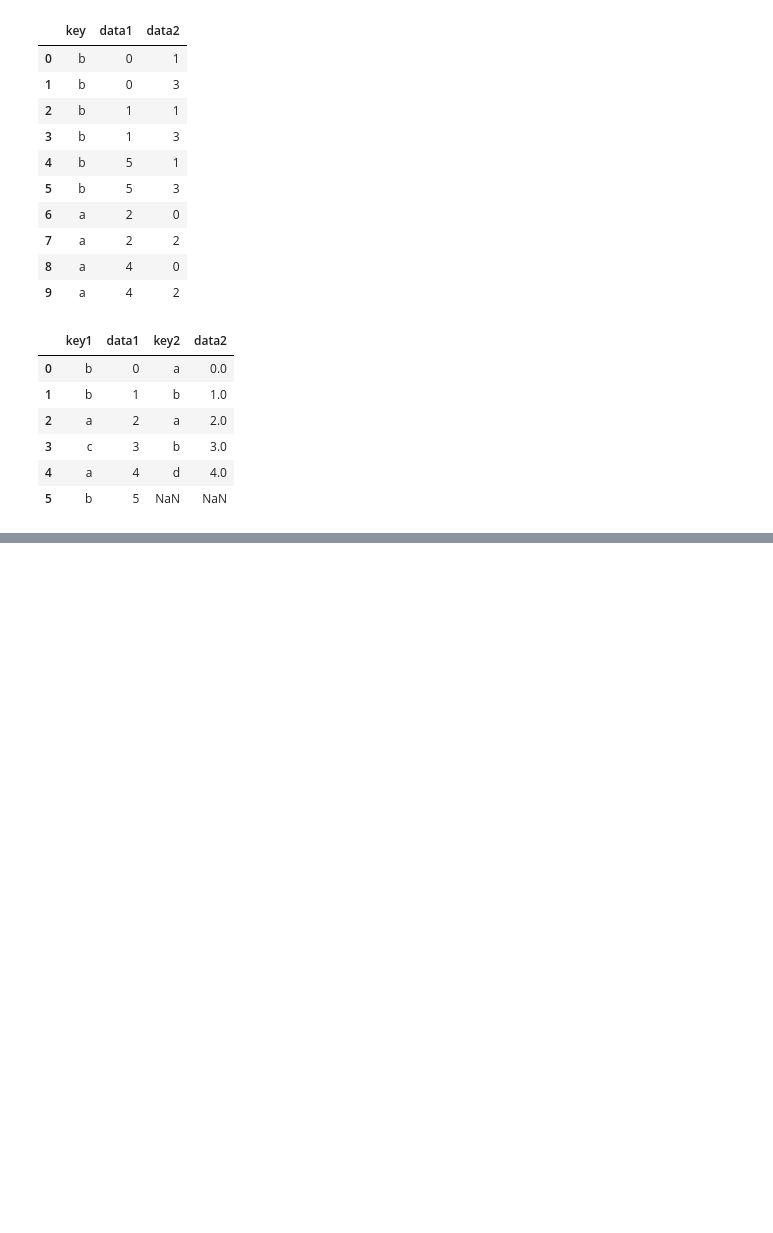
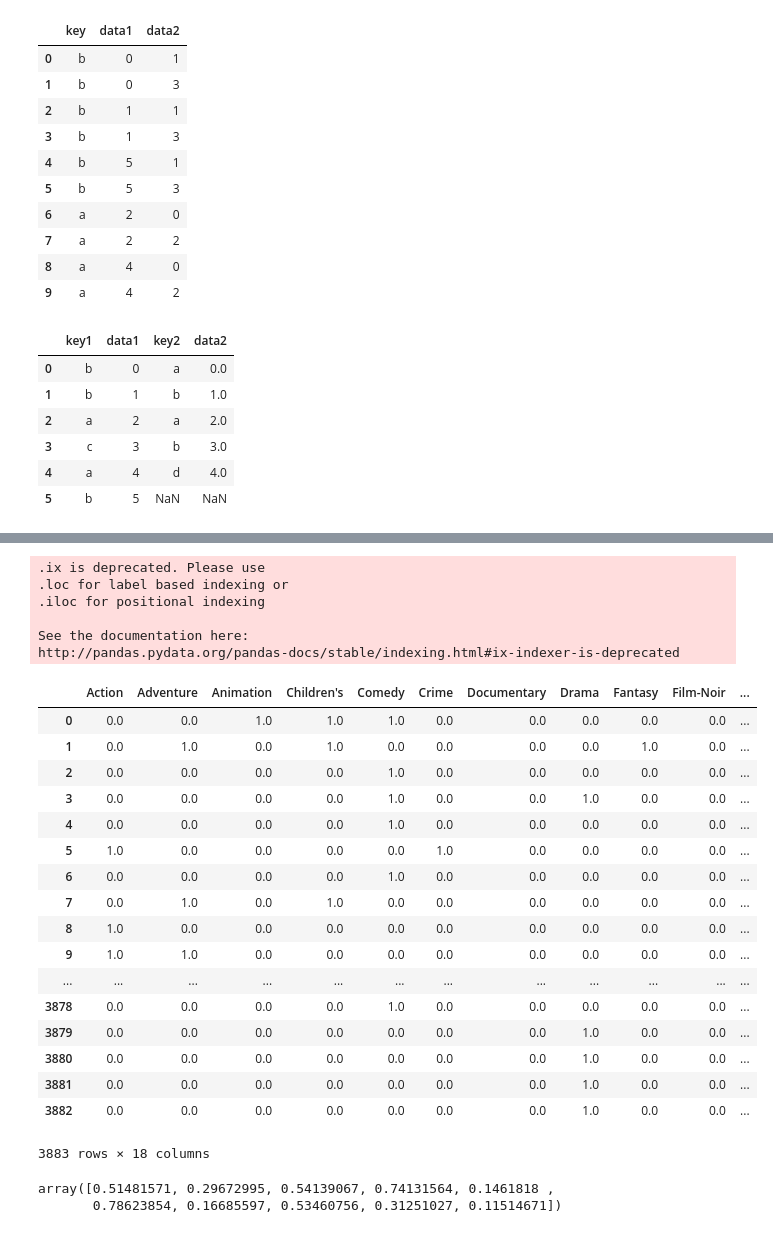
Before and after one commit to JiaLei123/numpyandpandas, a Jupyter notebook: cp05/basic.ipynb, the cells around one changed output, grey strips where cells are left out. Cells and saved outputs as stored; diff of their text form; code cells hidden in the pictures; blank space fills up the shorter version.

```diff
--- a/cp05/basic.ipynb
+++ b/cp05/basic.ipynb
@@ -115,0 +489,43 @@ df1.join(df2,how='outer')
+# %%
+genre_tier = (set(x.split('|')) for x in movies.genres)
+# %%
+genres = sorted(set.union(*genre_tier))
+# %%
+dummies = pd.DataFrame(np.zeros((len(movies), len(genres))), columns=genres)
+# %%
+for i, gen in enumerate(movies.genres):
+    dummies.ix[i, gen.split('|')]=1
+# %% [output]
+.ix is deprecated. Please use
+.loc for label based indexing or
+.iloc for positional indexing
+
+See the documentation here:
+http://pandas.pydata.org/pandas-docs/stable/indexing.html#ix-indexer-is-deprecated
+# %%
+dummies
+# %% [output]
+|  | Action | Adventure | Animation | Children's | Comedy | Crime | Documentary | Drama | Fantasy | Film-Noir | ... |
+| 0 | 0.0 | 0.0 | 1.0 | 1.0 | 1.0 | 0.0 | 0.0 | 0.0 | 0.0 | 0.0 | ... |
+| 1 | 0.0 | 1.0 | 0.0 | 1.0 | 0.0 | 0.0 | 0.0 | 0.0 | 1.0 | 0.0 | ... |
+| 2 | 0.0 | 0.0 | 0.0 | 0.0 | 1.0 | 0.0 | 0.0 | 0.0 | 0.0 | 0.0 | ... |
+| 3 | 0.0 | 0.0 | 0.0 | 0.0 | 1.0 | 0.0 | 0.0 | 1.0 | 0.0 | 0.0 | ... |
+| 4 | 0.0 | 0.0 | 0.0 | 0.0 | 1.0 | 0.0 | 0.0 | 0.0 | 0.0 | 0.0 | ... |
+| 5 | 1.0 | 0.0 | 0.0 | 0.0 | 0.0 | 1.0 | 0.0 | 0.0 | 0.0 | 0.0 | ... |
+| 6 | 0.0 | 0.0 | 0.0 | 0.0 | 1.0 | 0.0 | 0.0 | 0.0 | 0.0 | 0.0 | ... |
+| 7 | 0.0 | 1.0 | 0.0 | 1.0 | 0.0 | 0.0 | 0.0 | 0.0 | 0.0 | 0.0 | ... |
+| 8 | 1.0 | 0.0 | 0.0 | 0.0 | 0.0 | 0.0 | 0.0 | 0.0 | 0.0 | 0.0 | ... |
+| 9 | 1.0 | 1.0 | 0.0 | 0.0 | 0.0 | 0.0 | 0.0 | 0.0 | 0.0 | 0.0 | ... |
+| ... | ... | ... | ... | ... | ... | ... | ... | ... | ... | ... | ... |
+| 3878 | 0.0 | 0.0 | 0.0 | 0.0 | 1.0 | 0.0 | 0.0 | 0.0 | 0.0 | 0.0 | ... |
+| 3879 | 0.0 | 0.0 | 0.0 | 0.0 | 0.0 | 0.0 | 0.0 | 1.0 | 0.0 | 0.0 | ... |
+| 3880 | 0.0 | 0.0 | 0.0 | 0.0 | 0.0 | 0.0 | 0.0 | 1.0 | 0.0 | 0.0 | ... |
+| 3881 | 0.0 | 0.0 | 0.0 | 0.0 | 0.0 | 0.0 | 0.0 | 1.0 | 0.0 | 0.0 | ... |
+| 3882 | 0.0 | 0.0 | 0.0 | 0.0 | 0.0 | 0.0 | 0.0 | 1.0 | 0.0 | 0.0 | ... |
+3883 rows × 18 columns
+# %%
+values = np.random.rand(10)
+values
+# %% [output]
+array([0.51481571, 0.29672995, 0.54139067, 0.74131564, 0.1461818 ,
+       0.78623854, 0.16685597, 0.53460756, 0.31251027, 0.11514671])
```
Also changed, not shown: parts of 74 cells of this notebook, 2 other files.
